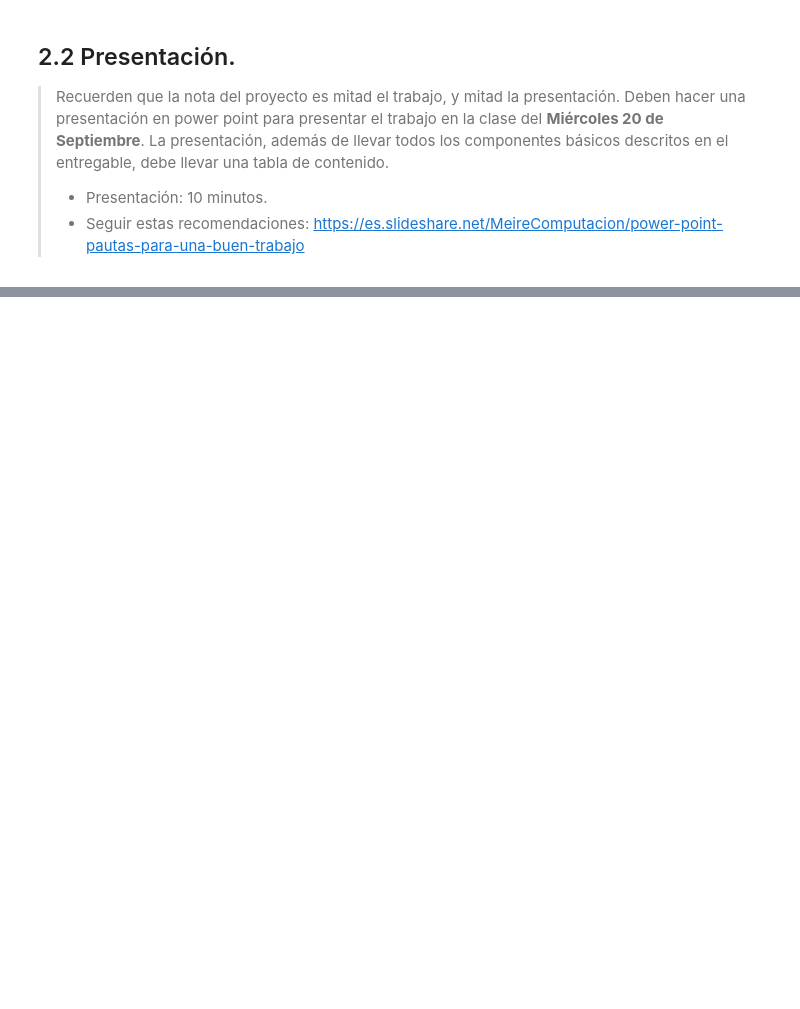
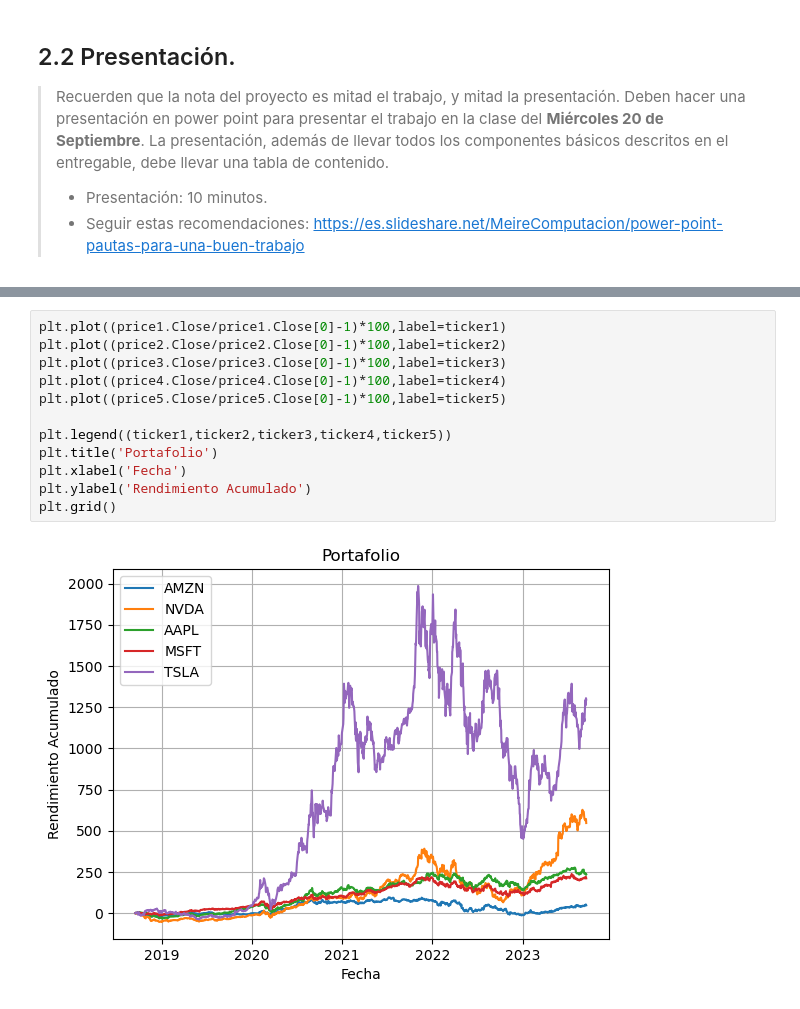
Before and after one commit to SantiagoReyess/Proyecto_SIMMAT_1, a Jupyter notebook: PM1_ReyesS_BarbaJ.ipynb, the cells around one changed output, grey strips where cells are left out. Cells and saved outputs as stored; diff of their text form; blank space fills up the shorter version.

```diff
--- a/PM1_ReyesS_BarbaJ.ipynb
+++ b/PM1_ReyesS_BarbaJ.ipynb
@@ -47,0 +146,14 @@ Referencia:
+# %%
+plt.plot((price1.Close/price1.Close[0]-1)*100,label=ticker1)
+plt.plot((price2.Close/price2.Close[0]-1)*100,label=ticker2)
+plt.plot((price3.Close/price3.Close[0]-1)*100,label=ticker3)
+plt.plot((price4.Close/price4.Close[0]-1)*100,label=ticker4)
+plt.plot((price5.Close/price5.Close[0]-1)*100,label=ticker5)
+
+plt.legend((ticker1,ticker2,ticker3,ticker4,ticker5))
+plt.title('Portafolio')
+plt.xlabel('Fecha')
+plt.ylabel('Rendimiento Acumulado')
+plt.grid()
+# %% [output]
+[figure, added]
```
Also changed, not shown: parts of 8 cells of this notebook.
